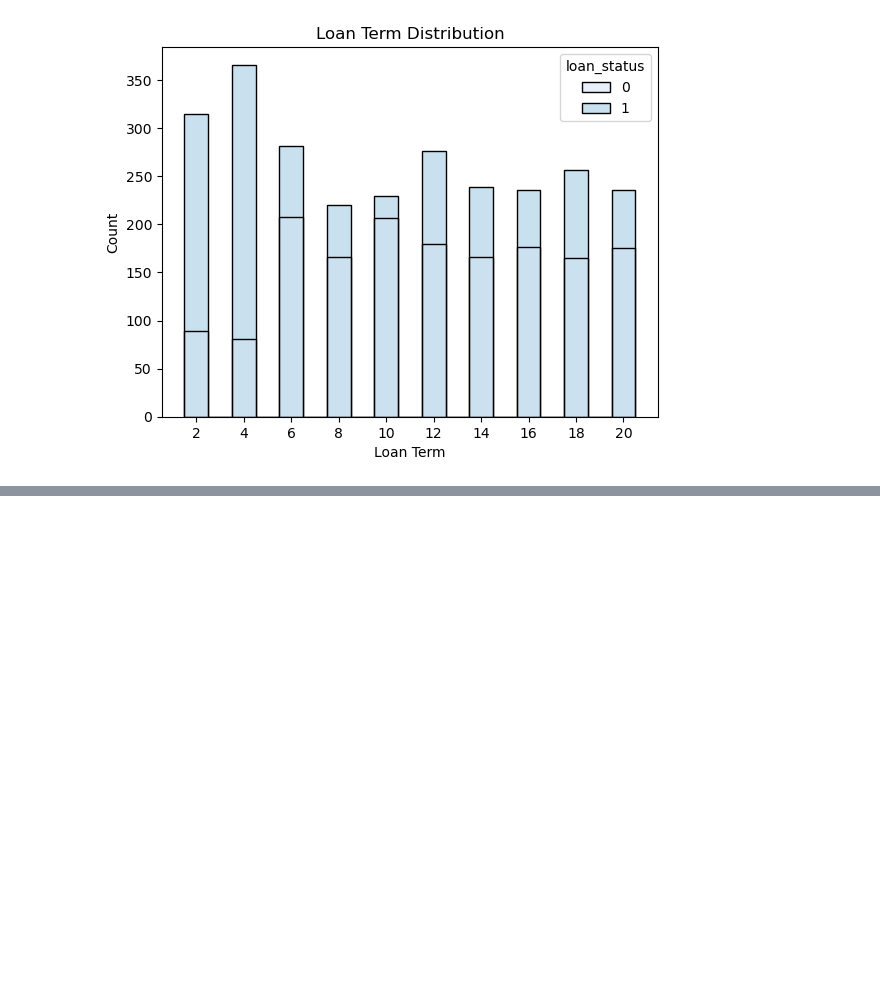
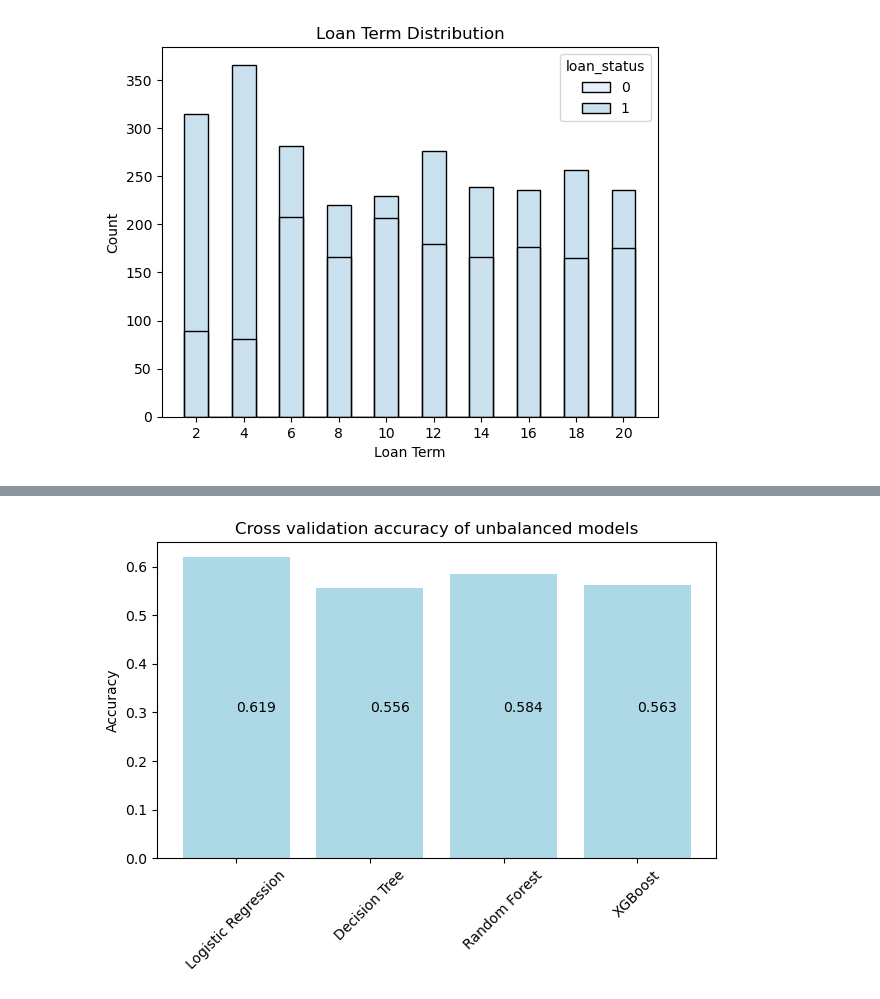
Before and after one commit to Rampenator/dsb, a Jupyter notebook: Group1 code.ipynb, the cells around one changed output, grey strips where cells are left out. Cells and saved outputs as stored; diff of their text form; code cells hidden in the pictures; blank space fills up the shorter version.

```diff
--- a/Group1 code.ipynb
+++ b/Group1 code.ipynb
@@ -249,0 +293,6 @@ plt.show()
+# %%
+# Base models
+lr = LogisticRegression(random_state=1234)
+dtc = DecisionTreeClassifier(random_state=1234)
+rfc = RandomForestClassifier(random_state=1234)
+xgb = XGBClassifier(random_state=1234)
@@ -249,0 +301,5 @@ plt.show()
+# %%
+accs_base["lr"] = cross_val_score(lr, X_train, y_train).mean()
+accs_base["dtc"] = cross_val_score(dtc, X_train, y_train).mean()
+accs_base["rfc"] = cross_val_score(rfc, X_train, y_train).mean()
+accs_base["xgb"] = cross_val_score(xgb, X_train, y_train).mean()
@@ -249,0 +311,24 @@ plt.show()
+# %%
+# Data from the accs_base dictionary
+models = ["Logistic Regression", "Decision Tree", "Random Forest", "XGBoost"]
+accuracies = list(accs_base.values())
+
+# Create a bar graph with a blue color palette
+plt.bar(models, accuracies, color="lightblue")
+
+# Adding labels and title
+plt.ylabel('Accuracy')
+plt.title('Cross validation accuracy of unbalanced models')
+plt.xticks(rotation=45)
+
+# Adding text
+plt.text(["Logistic Regression"], 0.3, accs_base["lr"].round(3))
+plt.text(["Decision Tree"], 0.3, accs_base["dtc"].round(3))
+plt.text(["Random Forest"], 0.3, accs_base["rfc"].round(3))
+plt.text(["XGBoost"], 0.3, accs_base["xgb"].round(3))
+
+# Display the bar graph
+plt.tight_layout()
+plt.show()
+# %% [output]
+[figure, added]
```
Also changed, not shown: parts of 39 cells of this notebook.
